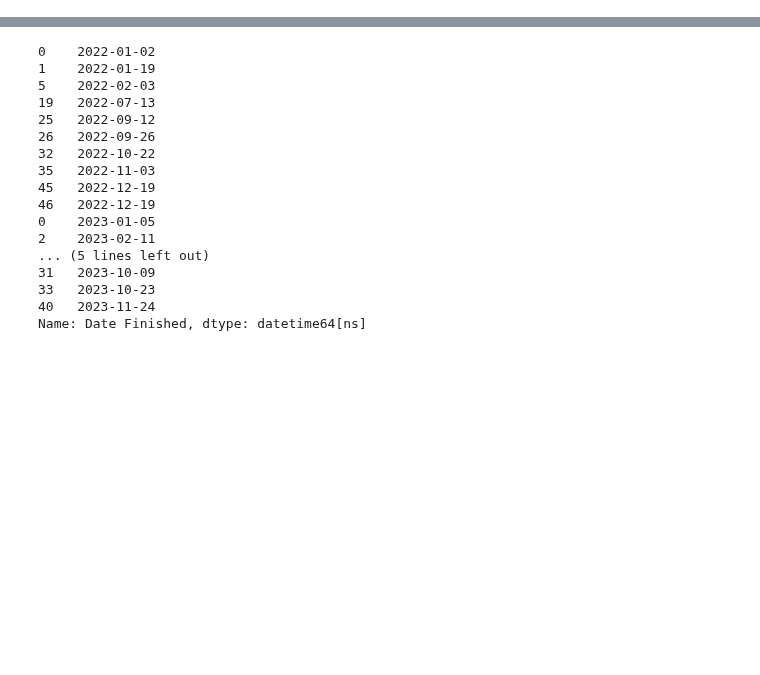
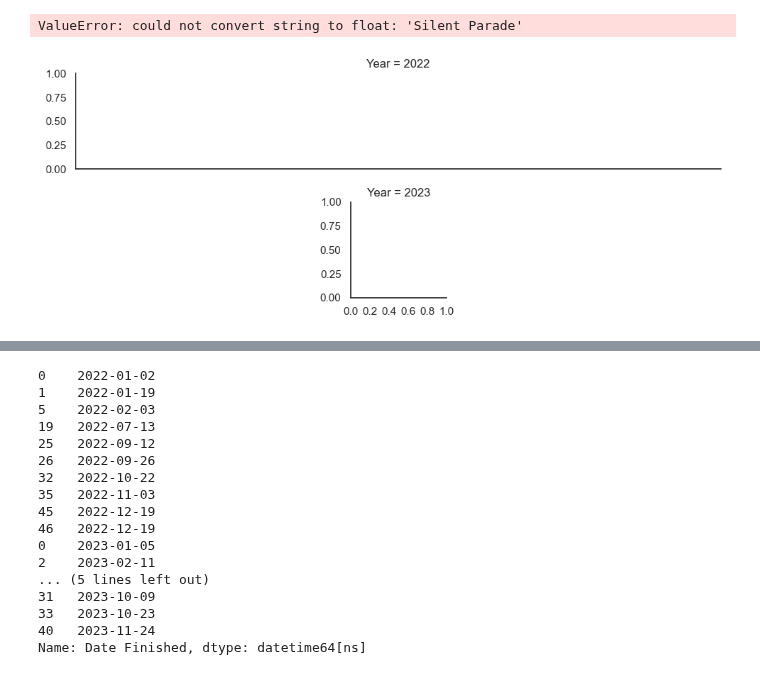
Before and after one commit to carey-james/Reading-List, a Jupyter notebook: stats/Viz.ipynb, the cells around one changed output, grey strips where cells are left out. Cells and saved outputs as stored; diff of their text form; code cells hidden in the pictures; blank space fills up the shorter version.

```diff
--- a/stats/Viz.ipynb
+++ b/stats/Viz.ipynb
@@ -81,3 +85,14 @@ plt.show()
+# %%
+###
+# Author Gender, Year over Year
+###
+
+g_gender = sns.FacetGrid(bigdf, row='Year', height=2, aspect=5, palette=pal)
+
+plt.pie(bigdf,'Gender')
+# %% [output]
+ValueError: could not convert string to float: 'Silent Parade'
+[figure, added]
 # %%
 sns.displot(bigdf, x='Date Finished', hue='Genre', kind='kde', multiple='stack')
 plt.show()
```
Also changed, not shown: parts of 5 cells of this notebook, 1 other file.
